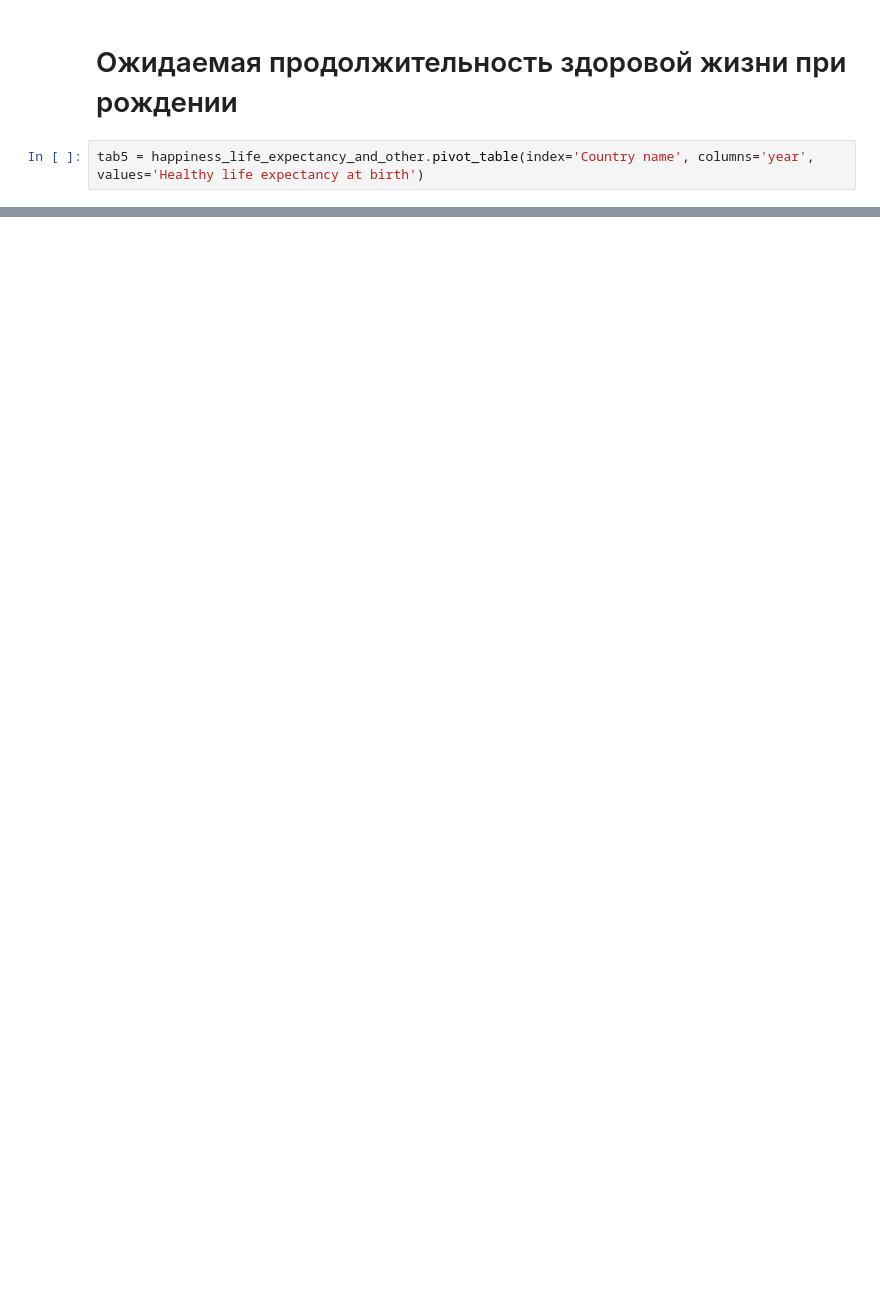
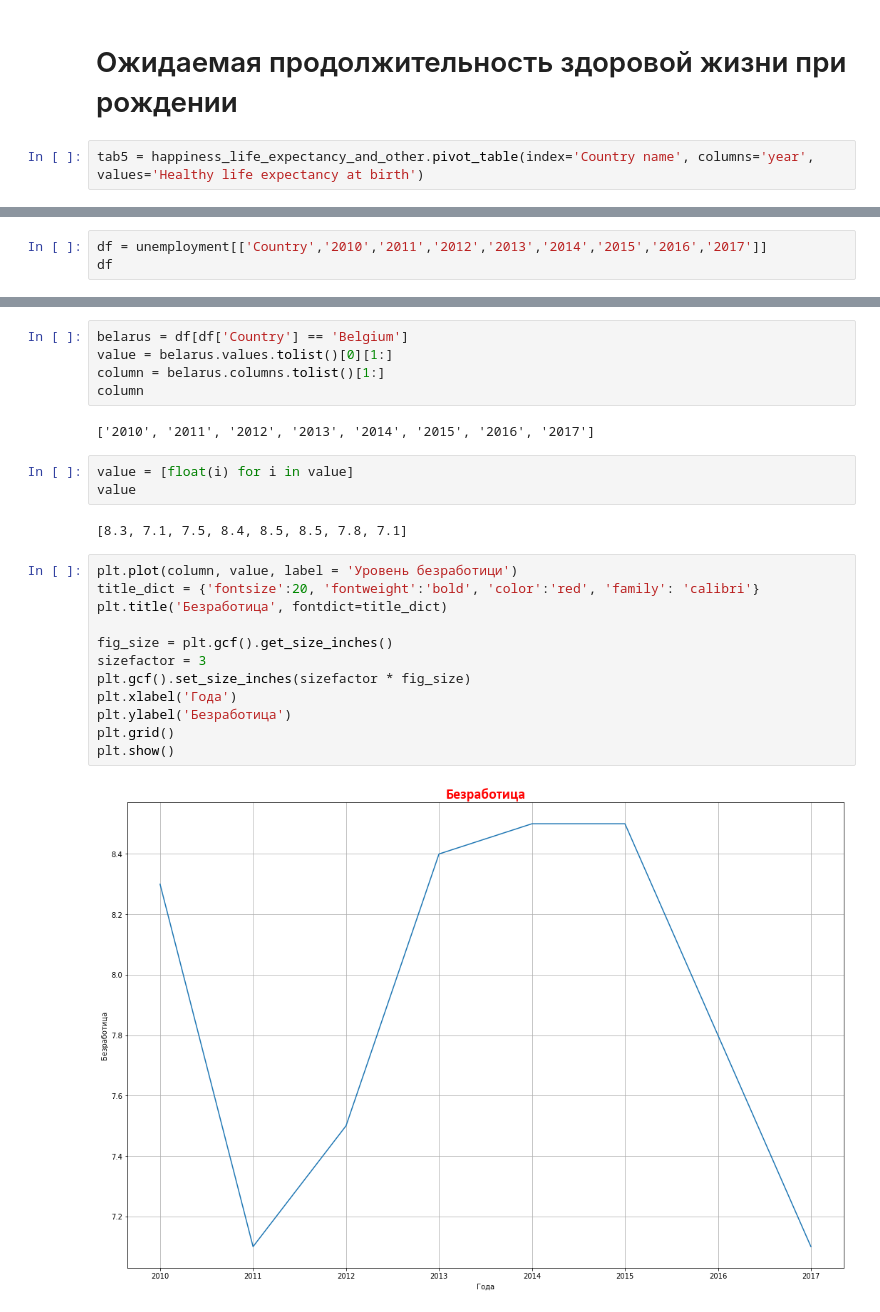
Before and after one commit to team-hack-0819/social-env, a Jupyter notebook: data.ipynb, the cells around one changed output, grey strips where cells are left out. Drawn from its saved outputs; the diff is of its cells as text; blank space fills up the shorter version.

```diff
--- a/data.ipynb
+++ b/data.ipynb
@@ -186,0 +169,3 @@ tab6.head()
+# %%
+df = unemployment[['Country','2010','2011','2012','2013','2014','2015','2016','2017']]
+df
@@ -186,0 +186,26 @@ tab6.head()
+# %%
+belarus = df[df['Country'] == 'Belgium']
+value = belarus.values.tolist()[0][1:]
+column = belarus.columns.tolist()[1:]
+column
+# %% [output]
+['2010', '2011', '2012', '2013', '2014', '2015', '2016', '2017']
+# %%
+value = [float(i) for i in value]
+value
+# %% [output]
+[8.3, 7.1, 7.5, 8.4, 8.5, 8.5, 7.8, 7.1]
+# %%
+plt.plot(column, value, label = 'Уровень безработици')
+title_dict = {'fontsize':20, 'fontweight':'bold', 'color':'red', 'family': 'calibri'}
+plt.title('Безработица', fontdict=title_dict)
+
+fig_size = plt.gcf().get_size_inches()
+sizefactor = 3
+plt.gcf().set_size_inches(sizefactor * fig_size)
+plt.xlabel('Года')
+plt.ylabel('Безработица')
+plt.grid()
+plt.show()
+# %% [output]
+[figure, added]
```
Also changed, not shown: parts of 10 cells of this notebook.
